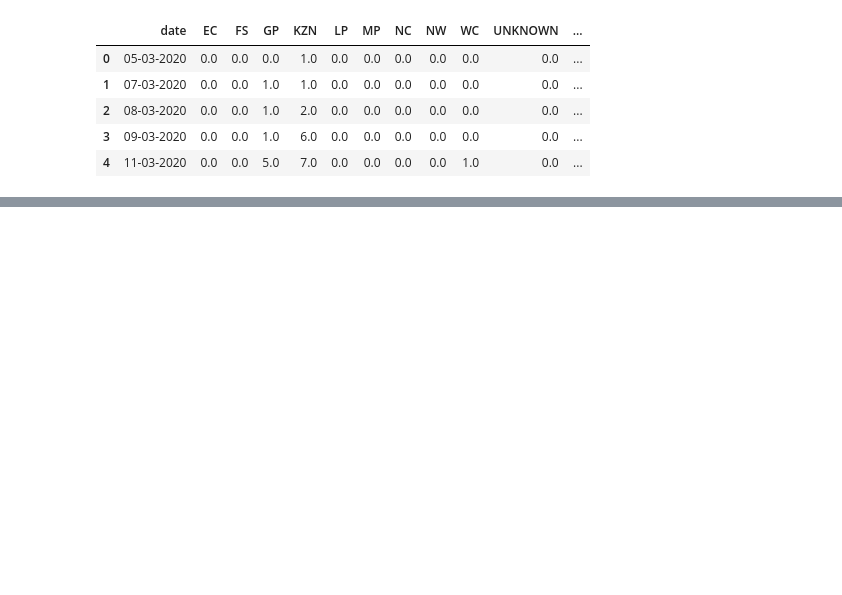
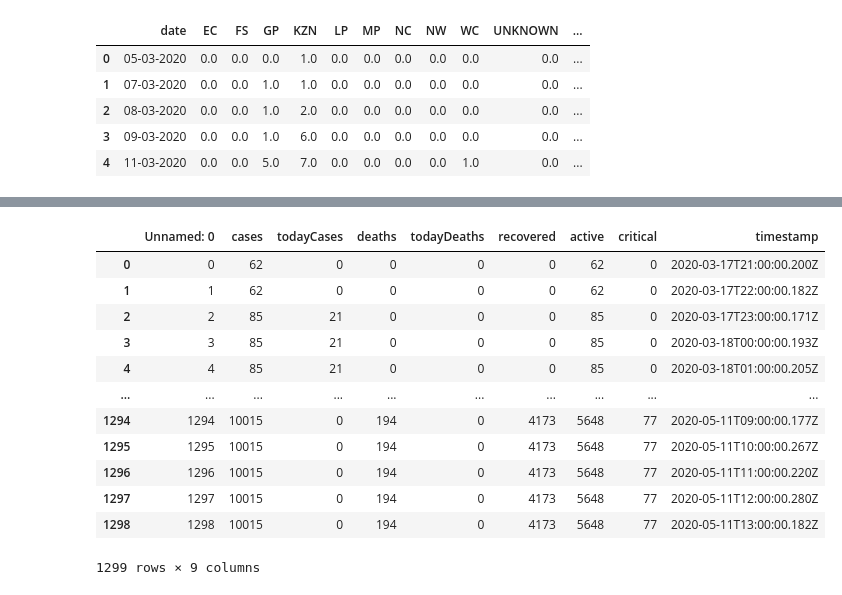
Before and after one commit to Umuzi-org/covid19-analysis, a Jupyter notebook: notebooks/Provincial_analysis.ipynb, the cells around one changed output, grey strips where cells are left out. Saved outputs shown, nothing was run; the diff lists cells and outputs as text; code cells hidden in the pictures; blank space fills up the shorter version.

Commit message:
Death and commulative SA

```diff
--- a/notebooks/Provincial_analysis.ipynb
+++ b/notebooks/Provincial_analysis.ipynb
@@ -241,0 +252,16 @@ fig.update_layout(hovermode='x',
+# %%
+df
+# %% [output]
+|  | Unnamed: 0 | cases | todayCases | deaths | todayDeaths | recovered | active | critical | timestamp |
+| 0 | 0 | 62 | 0 | 0 | 0 | 0 | 62 | 0 | 2020-03-17T21:00:00.200Z |
+| 1 | 1 | 62 | 0 | 0 | 0 | 0 | 62 | 0 | 2020-03-17T22:00:00.182Z |
+| 2 | 2 | 85 | 21 | 0 | 0 | 0 | 85 | 0 | 2020-03-17T23:00:00.171Z |
+| 3 | 3 | 85 | 21 | 0 | 0 | 0 | 85 | 0 | 2020-03-18T00:00:00.193Z |
+| 4 | 4 | 85 | 21 | 0 | 0 | 0 | 85 | 0 | 2020-03-18T01:00:00.205Z |
+| ... | ... | ... | ... | ... | ... | ... | ... | ... | ... |
+| 1294 | 1294 | 10015 | 0 | 194 | 0 | 4173 | 5648 | 77 | 2020-05-11T09:00:00.177Z |
+| 1295 | 1295 | 10015 | 0 | 194 | 0 | 4173 | 5648 | 77 | 2020-05-11T10:00:00.267Z |
+| 1296 | 1296 | 10015 | 0 | 194 | 0 | 4173 | 5648 | 77 | 2020-05-11T11:00:00.220Z |
+| 1297 | 1297 | 10015 | 0 | 194 | 0 | 4173 | 5648 | 77 | 2020-05-11T12:00:00.280Z |
+| 1298 | 1298 | 10015 | 0 | 194 | 0 | 4173 | 5648 | 77 | 2020-05-11T13:00:00.182Z |
+1299 rows × 9 columns
```
Also changed, not shown: parts of 4 cells of this notebook.
